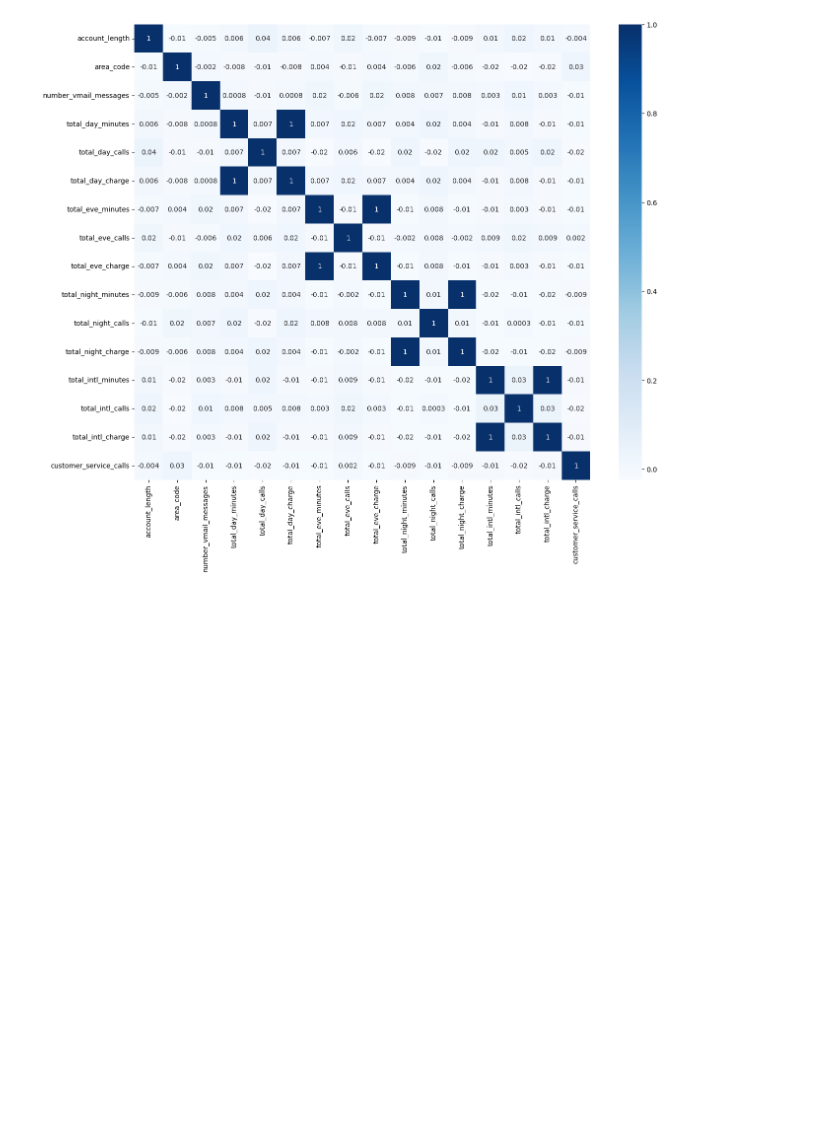
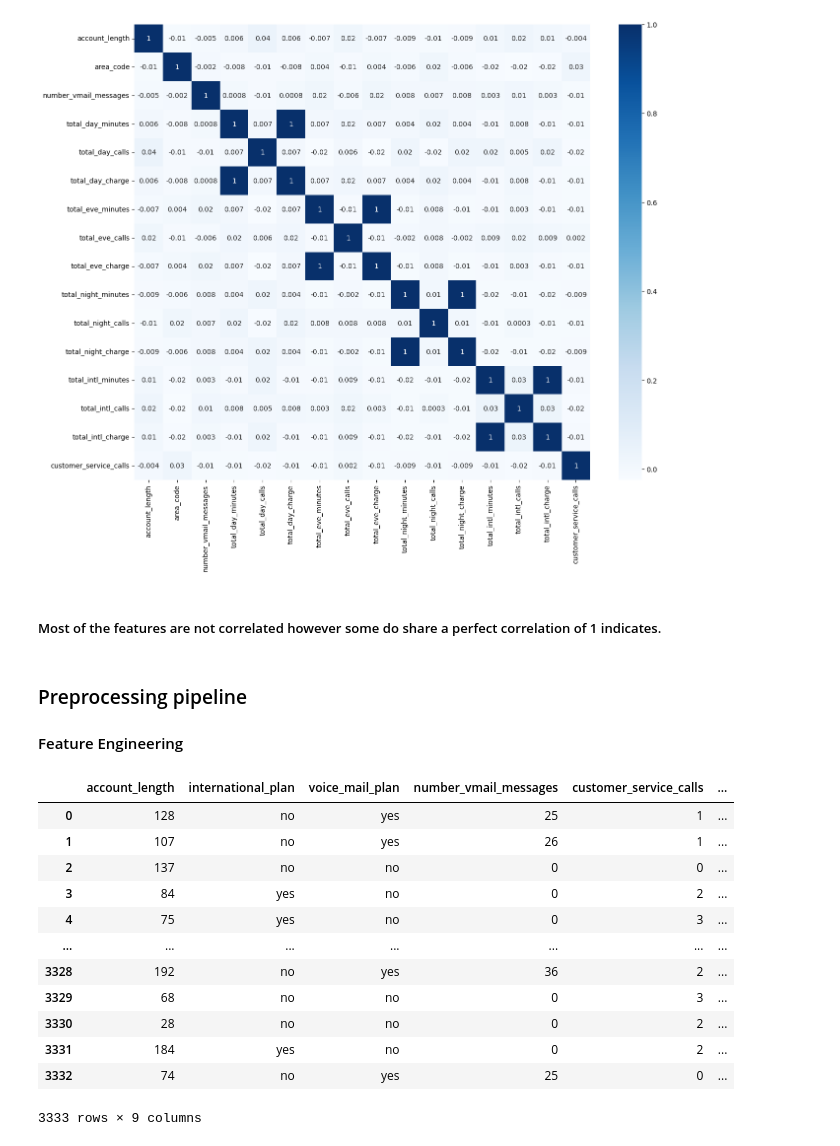
Before and after one commit to muimidean/SyriaTel_Customer_Churn, a Jupyter notebook: SyriaTel_Customer_Churn.ipynb, the cells around one changed output. Drawn from its saved outputs; the diff is of its cells as text; code cells hidden in the pictures; blank space fills up the shorter version.

Commit message:
Feature engineering

```diff
--- a/SyriaTel_Customer_Churn.ipynb
+++ b/SyriaTel_Customer_Churn.ipynb
@@ -200,3 +201,30 @@ plt.xticks(rotation=90);
 plt.yticks(rotation=0);
 # %% [output]
 [figure]
+# %% [markdown]
+##### Most of the features are not correlated however some do share a perfect correlation of 1 indicates.
+# %% [markdown]
+### Preprocessing pipeline
+#### Feature Engineering
+# %%
+churn_df['total_minutes'] = (churn_df['total_day_minutes'] + churn_df['total_eve_minutes'] + churn_df['total_night_minutes'] + churn_df['total_intl_minutes'])
+churn_df['total_charges'] = (churn_df['total_day_charge'] + churn_df['total_eve_charge'] + churn_df['total_night_charge'] + churn_df['total_intl_charge'])
+churn_df['total_calls'] = (churn_df['total_day_calls'] + churn_df['total_eve_calls'] + churn_df['total_night_calls'] + churn_df['total_intl_calls'])
+# %%
+drop_cols = ['total_day_calls','total_eve_calls','total_night_calls','total_intl_calls','total_day_minutes','total_eve_minutes','total_night_minutes','total_intl_minutes','total_day_charge','total_eve_charge','total_night_charge','total_intl_charge', 'area_code','state']
+clean_churn_df = churn_df.drop(columns=drop_cols)
+clean_churn_df
+# %% [output]
+|  | account_length | international_plan | voice_mail_plan | number_vmail_messages | customer_service_calls | ... |
+| 0 | 128 | no | yes | 25 | 1 | ... |
+| 1 | 107 | no | yes | 26 | 1 | ... |
+| 2 | 137 | no | no | 0 | 0 | ... |
+| 3 | 84 | yes | no | 0 | 2 | ... |
+| 4 | 75 | yes | no | 0 | 3 | ... |
+| ... | ... | ... | ... | ... | ... | ... |
+| 3328 | 192 | no | yes | 36 | 2 | ... |
+| 3329 | 68 | no | no | 0 | 3 | ... |
+| 3330 | 28 | no | no | 0 | 2 | ... |
+| 3331 | 184 | yes | no | 0 | 2 | ... |
+| 3332 | 74 | no | yes | 25 | 0 | ... |
+3333 rows × 9 columns
```
Also changed, not shown: parts of 6 cells of this notebook.
